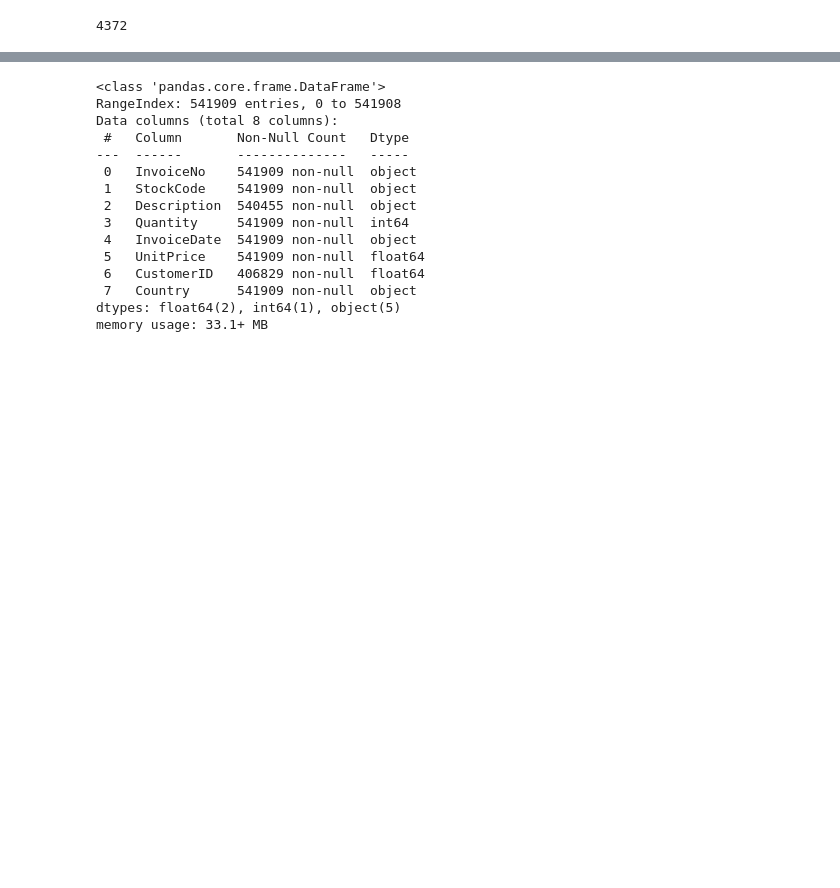
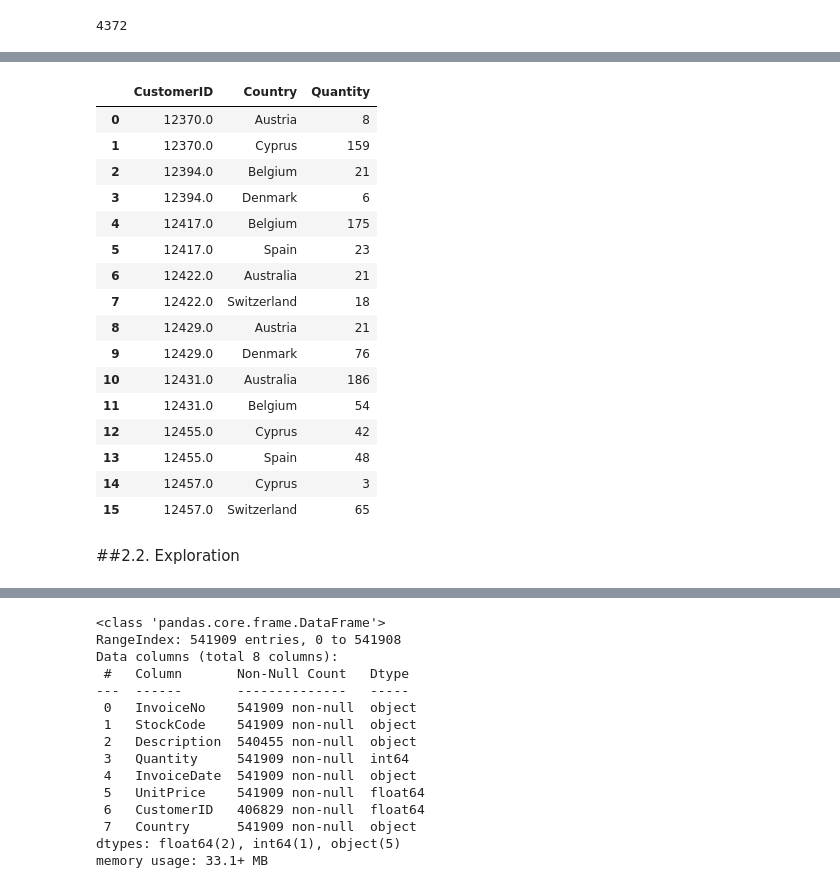
Before and after one commit to RafaSFernandes/customer-clustering, a Jupyter notebook: notebooks/customer_clustering_RFM.ipynb, the cells around one changed output, grey strips where cells are left out. Saved outputs shown, nothing was run; the diff lists cells and outputs as text; code cells hidden in the pictures; blank space fills up the shorter version.

```diff
--- a/notebooks/customer_clustering_RFM.ipynb
+++ b/notebooks/customer_clustering_RFM.ipynb
@@ -166,0 +181,31 @@ df.head()
+# %%
+# Getting previous customer's ID
+indexes = df.groupby('CustomerID')['Country'].nunique()[df.groupby('CustomerID')['Country'].nunique() == 2].index
+# %%
+# Counting purchases from each country for each customer.
+(
+    df[df['CustomerID'].isin(indexes)]        # Customer filter with multiple distinct countries
+    .value_counts(['CustomerID', 'Country'])  # Counting CustomerID purchases for each Country
+    .sort_index()                             # Sort by MultiIndex
+    .reset_index(name='Quantity')             # Index adjust from MultiIndex to RangeIndex
+)
+# %% [output]
+|  | CustomerID | Country | Quantity |
+| 0 | 12370.0 | Austria | 8 |
+| 1 | 12370.0 | Cyprus | 159 |
+| 2 | 12394.0 | Belgium | 21 |
+| 3 | 12394.0 | Denmark | 6 |
+| 4 | 12417.0 | Belgium | 175 |
+| 5 | 12417.0 | Spain | 23 |
+| 6 | 12422.0 | Australia | 21 |
+| 7 | 12422.0 | Switzerland | 18 |
+| 8 | 12429.0 | Austria | 21 |
+| 9 | 12429.0 | Denmark | 76 |
+| 10 | 12431.0 | Australia | 186 |
+| 11 | 12431.0 | Belgium | 54 |
+| 12 | 12455.0 | Cyprus | 42 |
+| 13 | 12455.0 | Spain | 48 |
+| 14 | 12457.0 | Cyprus | 3 |
+| 15 | 12457.0 | Switzerland | 65 |
+# %% [markdown]
+##2.2. Exploration
```
Also changed, not shown: parts of 16 cells of this notebook.
